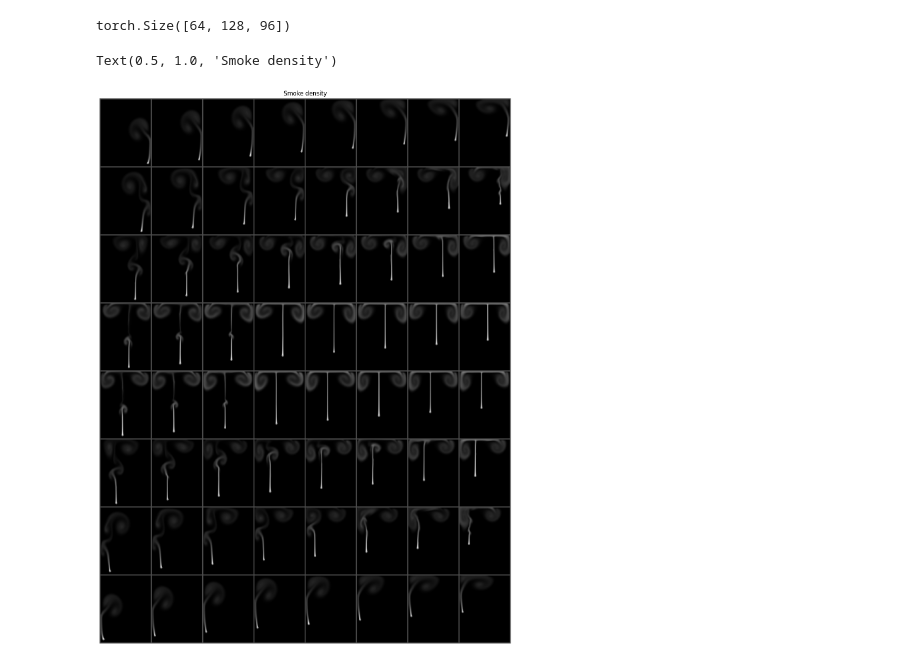
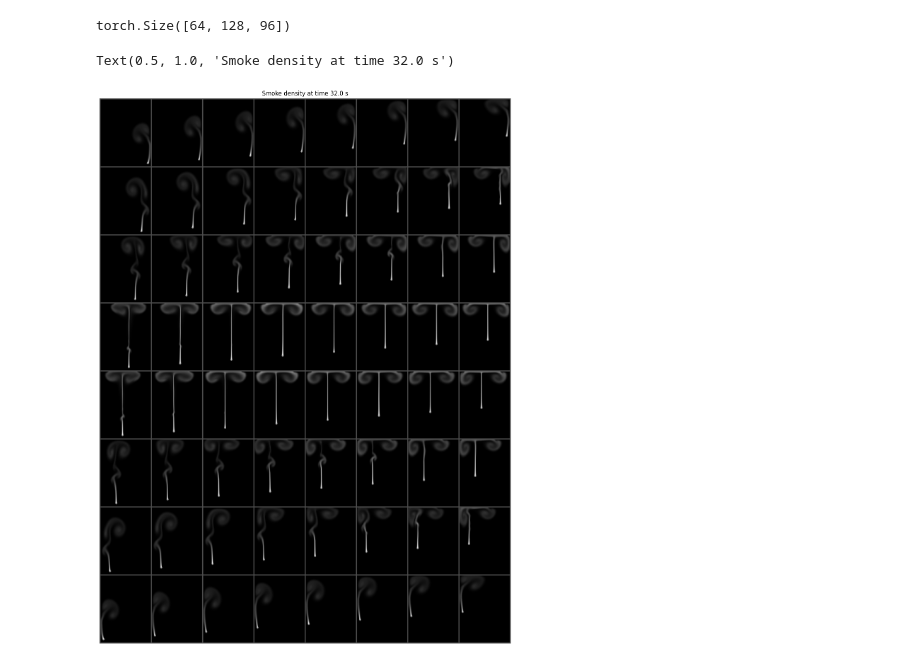
Before and after one commit to bookdiver/FluidDiff, a Jupyter notebook: smoke_simulation/data_vis.ipynb, the cells around one changed output. Cells and saved outputs as stored; diff of their text form; code cells hidden in the pictures.

```diff
--- a/smoke_simulation/data_vis.ipynb
+++ b/smoke_simulation/data_vis.ipynb
@@ -23,17 +23,18 @@ data_params
  'src_radius': 2,
  'src_strength': 0.25}
 # %%
-frame = 300
-density = torch.from_numpy(data_log_density[frame, ...])
+time = 32.0
+assert time < 50.0
+density = torch.from_numpy(data_log_density[int(time/data_params["time_step"]), ...])
 print(density.shape)
 # %% [output]
 torch.Size([64, 128, 96])
 # %%
 grid = torchvision.utils.make_grid(density.unsqueeze(1), nrow=8, padding=2, normalize=False, pad_value=1.0)
 plt.figure(figsize=(20, 20))
 plt.imshow(grid.detach().numpy()[0, ...], cmap='gray', origin='lower')
 plt.axis('off')
-plt.title('Smoke density')
+plt.title(f'Smoke density at time {time:.1f} s')
 # %% [output]
-Text(0.5, 1.0, 'Smoke density')
+Text(0.5, 1.0, 'Smoke density at time 32.0 s')
-[figure, old version]
+[figure, new version]
```
Also changed, not shown: 4 other files.
